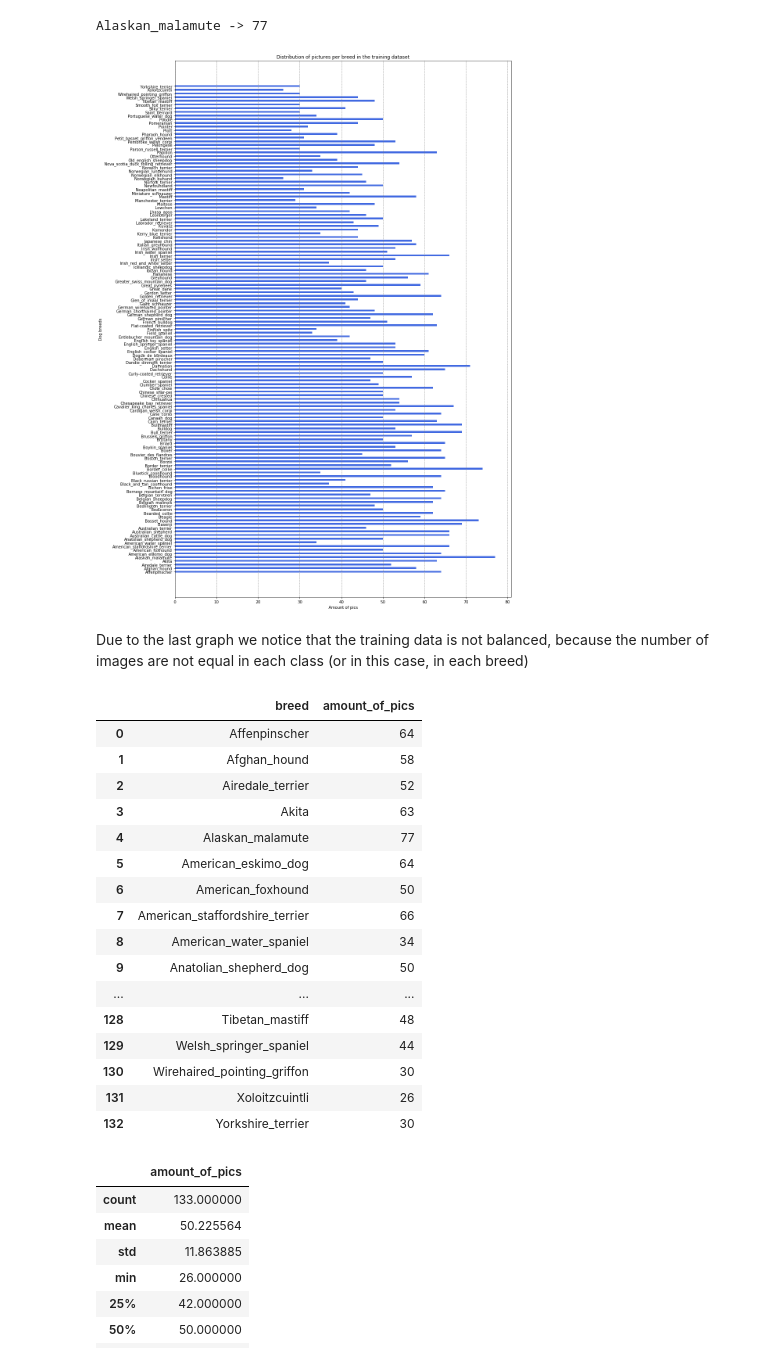
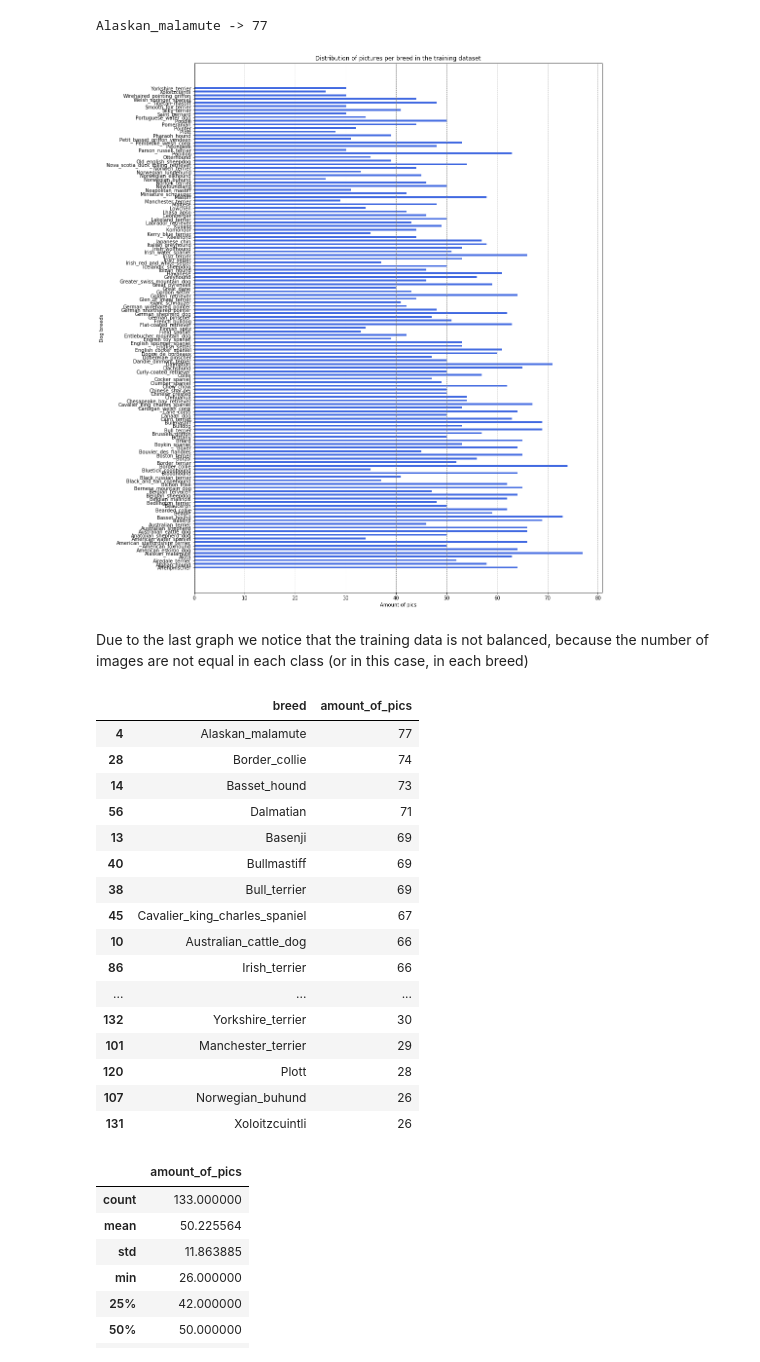
Before and after one commit to alexrop/cnn_dog_breed_classifier, a Jupyter notebook: dog_app.ipynb, the cells around one changed output. Cells and saved outputs as stored; diff of their text form; code cells hidden in the pictures.

```diff
--- a/dog_app.ipynb
+++ b/dog_app.ipynb
@@ -74,6 +74,9 @@ warnings.simplefilter('ignore')
 
 # define function to load train, test, and validation datasets
 def load_dataset(path):
+    '''
+    Function that uses a path to generate datasets of dog_files and dog_targets. This will be the basis for starting this project
+    '''
     data = load_files(path)
     dog_files = np.array(data['filenames'])
     dog_targets = np_utils.to_categorical(np.array(data['target']), 133)
@@ -217,32 +221,32 @@ plt.xlabel('Amount of pics')
 plt.ylabel('Dog breeds')
 plt.title('Distribution of pictures per breed in the training dataset');
 # %% [output]
-[figure, old version]
+[figure, new version]
 # %% [markdown]
 Due to the last graph we notice that the training data is not balanced, because the number of images are not equal in each class (or in this case, in each breed)
 # %%
 # We can see in a better way the plot from above if we put the data into a df
 pd.set_option('display.max_rows', len(labels))
 df_dogs_train = pd.DataFrame({'breed': labels, 'amount_of_pics': counts})
-df_dogs_train
+df_dogs_train.sort_values(by=['amount_of_pics'], ascending=False)
 # %% [output]
 |  | breed | amount_of_pics |
-| 0 | Affenpinscher | 64 |
-| 1 | Afghan_hound | 58 |
-| 2 | Airedale_terrier | 52 |
-| 3 | Akita | 63 |
 | 4 | Alaskan_malamute | 77 |
-| 5 | American_eskimo_dog | 64 |
-| 6 | American_foxhound | 50 |
-| 7 | American_staffordshire_terrier | 66 |
-| 8 | American_water_spaniel | 34 |
-| 9 | Anatolian_shepherd_dog | 50 |
+| 28 | Border_collie | 74 |
+| 14 | Basset_hound | 73 |
+| 56 | Dalmatian | 71 |
+| 13 | Basenji | 69 |
+| 40 | Bullmastiff | 69 |
+| 38 | Bull_terrier | 69 |
+| 45 | Cavalier_king_charles_spaniel | 67 |
+| 10 | Australian_cattle_dog | 66 |
+| 86 | Irish_terrier | 66 |
 | ... | ... | ... |
-| 128 | Tibetan_mastiff | 48 |
-| 129 | Welsh_springer_spaniel | 44 |
-| 130 | Wirehaired_pointing_griffon | 30 |
+| 132 | Yorkshire_terrier | 30 |
+| 101 | Manchester_terrier | 29 |
+| 120 | Plott | 28 |
+| 107 | Norwegian_buhund | 26 |
 | 131 | Xoloitzcuintli | 26 |
-| 132 | Yorkshire_terrier | 30 |
 # %%
 # Getting an overall view of the data (statistical concepts)
 df_dogs_train.describe()
```
Also changed, not shown: parts of 50 cells of this notebook, 14 other files.
